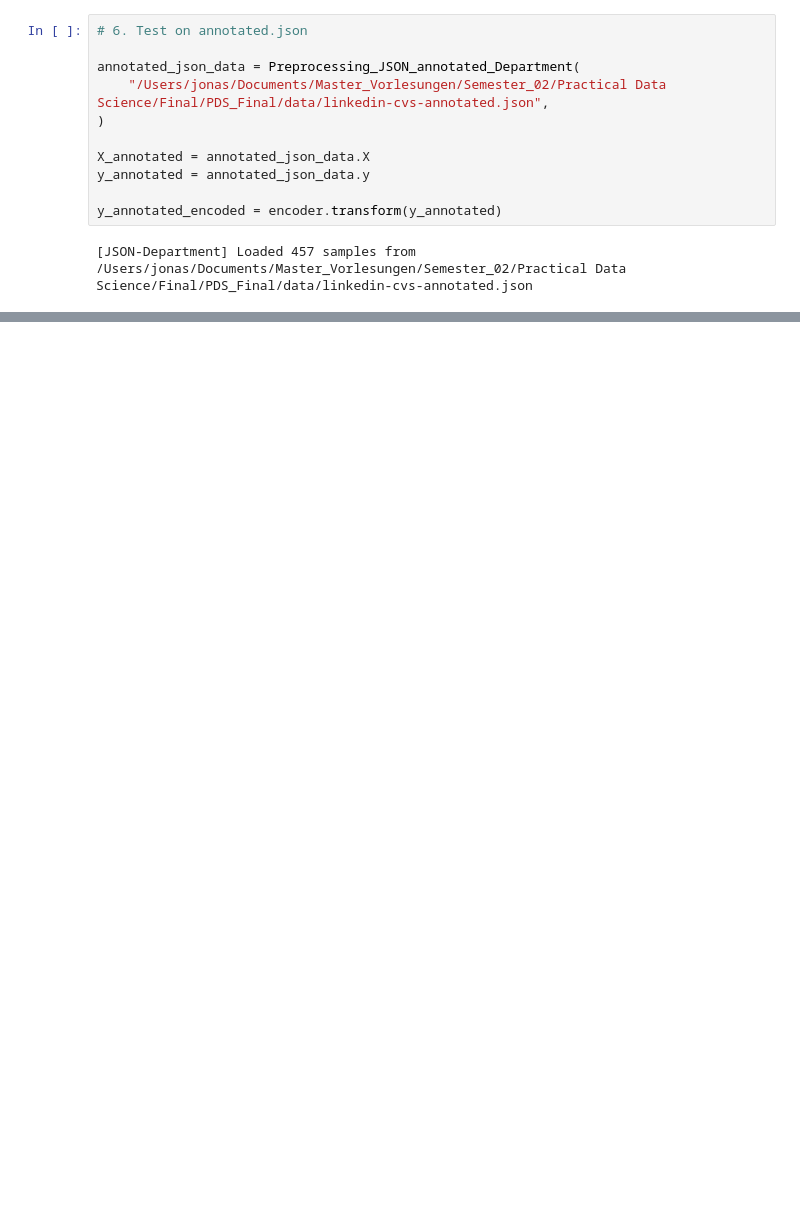
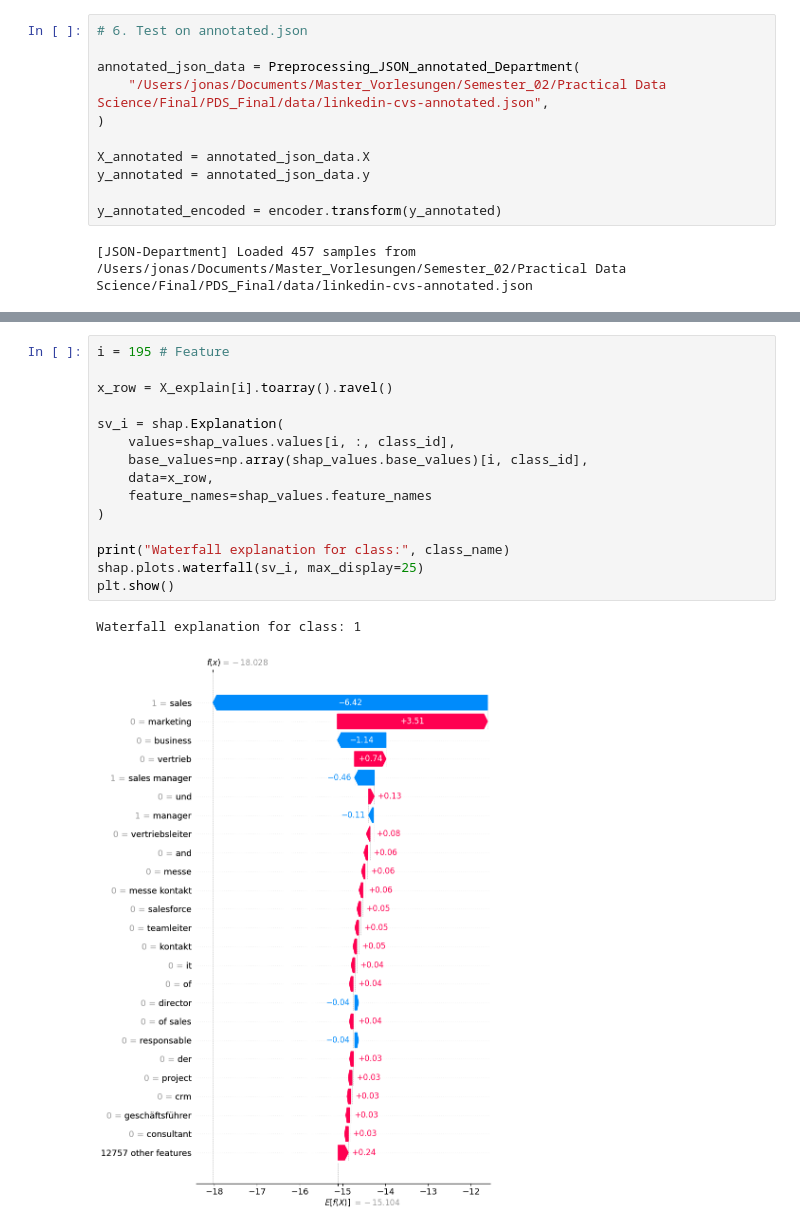
Before and after one commit to JonasEwn/PDS_Final, a Jupyter notebook: task_six/bow_department.ipynb, the cells around one changed output, grey strips where cells are left out. Saved outputs shown, nothing was run; the diff lists cells and outputs as text; blank space fills up the shorter version.

```diff
--- a/task_six/bow_department.ipynb
+++ b/task_six/bow_department.ipynb
@@ -329,0 +380,18 @@ Confusion Matrix
+# %%
+i = 195 # Feature
+
+x_row = X_explain[i].toarray().ravel()
+
+sv_i = shap.Explanation(
+    values=shap_values.values[i, :, class_id],
+    base_values=np.array(shap_values.base_values)[i, class_id],
+    data=x_row,
+    feature_names=shap_values.feature_names
+)
+
+print("Waterfall explanation for class:", class_name)
+shap.plots.waterfall(sv_i, max_display=25)
+plt.show()
+# %% [output]
+Waterfall explanation for class: 1
+[figure, added]
```
Also changed, not shown: parts of 10 cells of this notebook, 3 other files.
